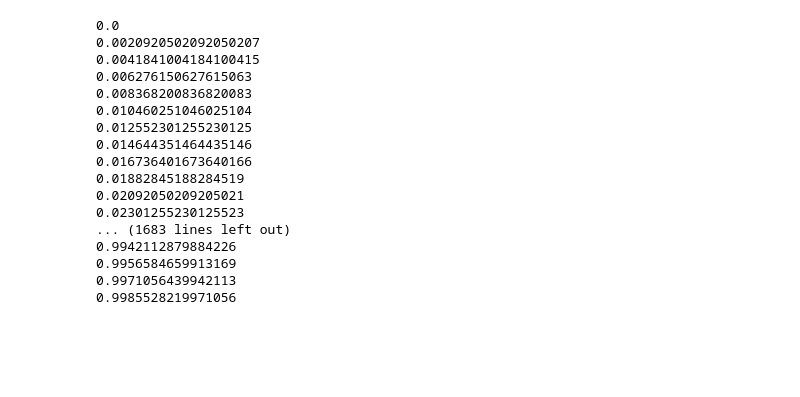
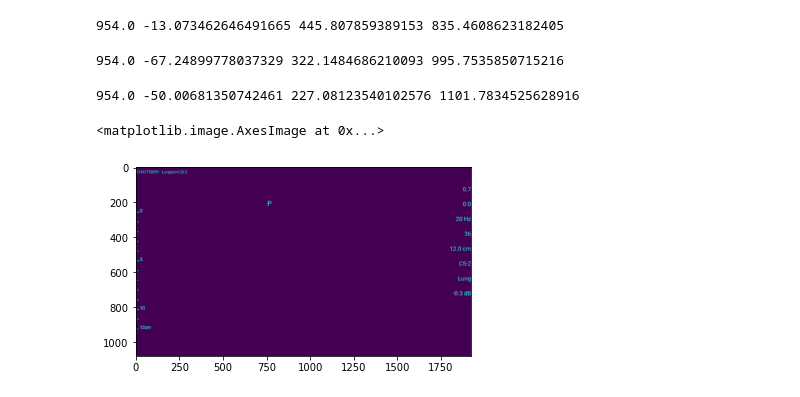
Before and after one commit to KitwareMedical/itkARGUS-DARPA-POCUS_AI-Archive, a Jupyter notebook: Experiments/LinearResampling/estimate_linear_maps_from_circles_C52.ipynb, the cells around one changed output. Cells and saved outputs as stored; diff of their text form; code cells hidden in the pictures; blank space fills up the shorter version.

```diff
--- a/Experiments/LinearResampling/estimate_linear_maps_from_circles_C52.ipynb
+++ b/Experiments/LinearResampling/estimate_linear_maps_from_circles_C52.ipynb
@@ -202,4 +210,5 @@ def get_linear_map_C52(mask, xt, yt, rt, xb, yb, rb, ray_density = 0.5, blur = 0
 # %%
+im_map = []
 for i in range(len(im_mask)):
     xt = x_top_estimate[i]
     yt = y_top_estimate[i]
@@ -207,25 +216,19 @@ for i in range(len(im_mask)):
     xb = x_bottom_estimate[i]
     yb = y_bottom_estimate[i]
     rb = r_bottom_estimate[i]
-    im_map = get_linear_map_C52(im_mask[i], xt, yt, rt, xb, yb, rb, ray_density = 0.5, blur = 0.5)
-    im_map_img = itk.GetImageFromArray(im_map.astype('f'))
-    filename = "linear_map_depth" + str(im_mask_depth[i]) + ".mha"
-    itk.imwrite(im_map_img,filename)
+    mapping,mapping_mask = get_linear_map_C52(im_mask[i], xt, yt, rt, xb, yb, rb, ray_density=1/3, blur=0.4)
+
+    im_map.append(mapping)
+    itkimg = itk.GetImageFromArray(mapping.astype('f'))
+    filename = "linear_map_depth" + str(im_mask_depth[i])
+    itk.imwrite(itkimg,filename+".mha")
+    np.save(filename+".npy", mapping)
+
+    itkimg = itk.GetImageFromArray(mapping_mask.astype('f'))
+    filename = "linear_mapmask_depth" + str(im_mask_depth[i])
+    itk.imwrite(itkimg,filename+".mha")
+    np.save(filename+".npy", mapping_mask)
 # %% [output]
-0.0
-0.0020920502092050207
-0.0041841004184100415
-0.006276150627615063
-0.008368200836820083
-0.010460251046025104
-0.012552301255230125
-0.014644351464435146
-0.016736401673640166
-0.01882845188284519
-0.02092050209205021
-0.02301255230125523
-... (1683 lines left out)
-0.9942112879884226
-0.9956584659913169
-0.9971056439942113
-0.9985528219971056
+954.0 -13.073462646491665 445.807859389153 835.4608623182405
+954.0 -67.24899778037329 322.1484686210093 995.7535850715216
+954.0 -50.00681350742461 227.08123540102576 1101.7834525628916
@@ -231,0 +282,7 @@ for i in range(len(im_mask)):
+# %%
+data_paths = sorted(glob("../../Data/TrainingData/AR-UNet/BAMC-PTX*Sliding/*.m??"))
+img = load_video(data_paths[0])
+plt.imshow(img[0]//200)
+# %% [output]
+<matplotlib.image.AxesImage at 0x...>
+[figure, added]
```
Also changed, not shown: parts of 8 cells of this notebook, 26 other files.
